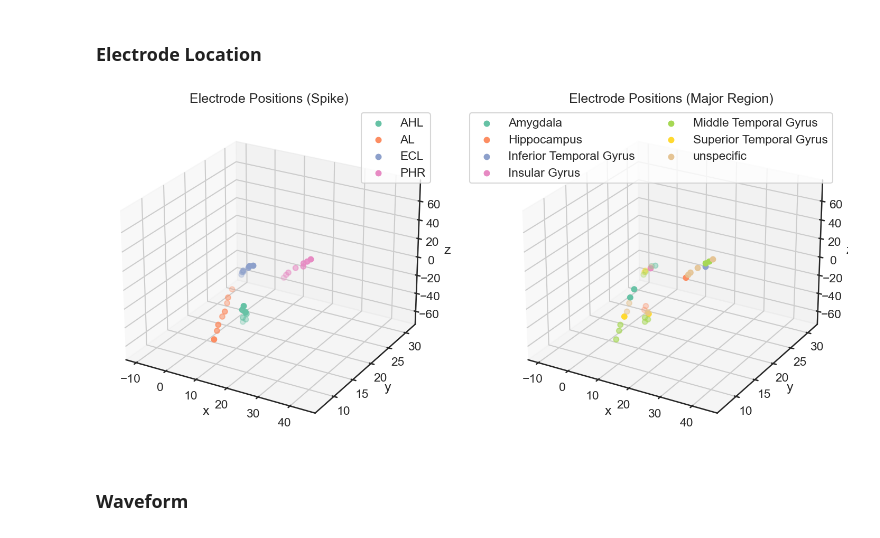
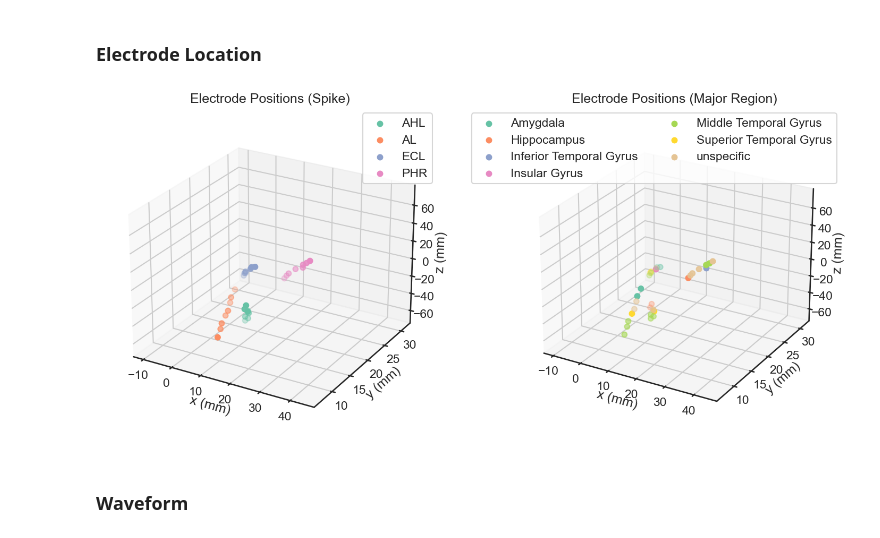
Before and after one commit to Oafish1/Ephys-Analysis, a Jupyter notebook: hiEEG.ipynb, the cells around one changed output. Drawn from its saved outputs; the diff is of its cells as text; code cells hidden in the pictures.

```diff
--- a/hiEEG.ipynb
+++ b/hiEEG.ipynb
@@ -144,30 +146,30 @@ micro_data, micro_meta = load_iEEG_micro(1, 2, folder=folder)
 # %%
 # Show electrode positions colored by spike
 fig = plt.figure(figsize=(18, 9))
 ax = fig.add_subplot(1, 2, 1, projection='3d')
 for idx in range(int(micro_data['electrodes'].shape[0] / 8)):
     filtered_data = micro_data['electrode_positions'][idx*8:(idx+1)*8]
     ax.scatter(*filtered_data.T, label=micro_data['electrodes'][idx*8][:-1], s=50)
 ax.legend()
 ax.set_title('Electrode Positions (Spike)')
-ax.set_xlabel('x'); ax.set_ylabel('y'); ax.set_zlabel('z')
-ax.set_box_aspect(aspect=None, zoom=1.)
+ax.set_xlabel('x (mm)'); ax.set_ylabel('y (mm)'); ax.set_zlabel('z (mm)')
+ax.set_box_aspect(aspect=None, zoom=.95)
 ax.view_init(elev=25, azim=300)
 
 # Show electrode
 ax = fig.add_subplot(1, 2, 2, projection='3d')
 labels = micro_data['electrode_major_regions']
 for label in np.unique(labels):
     mask = labels == label
     filtered_data = micro_data['electrode_positions'][mask]
     ax.scatter(*filtered_data.T, label=label, s=50)
 ax.legend(ncols=2)
 ax.set_title('Electrode Positions (Major Region)')
-ax.set_xlabel('x'); ax.set_ylabel('y'); ax.set_zlabel('z')
-ax.set_box_aspect(aspect=None, zoom=1.)
+ax.set_xlabel('x (mm)'); ax.set_ylabel('y (mm)'); ax.set_zlabel('z (mm)')
+ax.set_box_aspect(aspect=None, zoom=.91)
 ax.view_init(elev=25, azim=300)
 # %% [output]
-[figure, old version]
+[figure, new version]
 # %% [markdown]
 ### Waveform
 # %%
```
Also changed, not shown: parts of 2 cells of this notebook, 2 other files.
